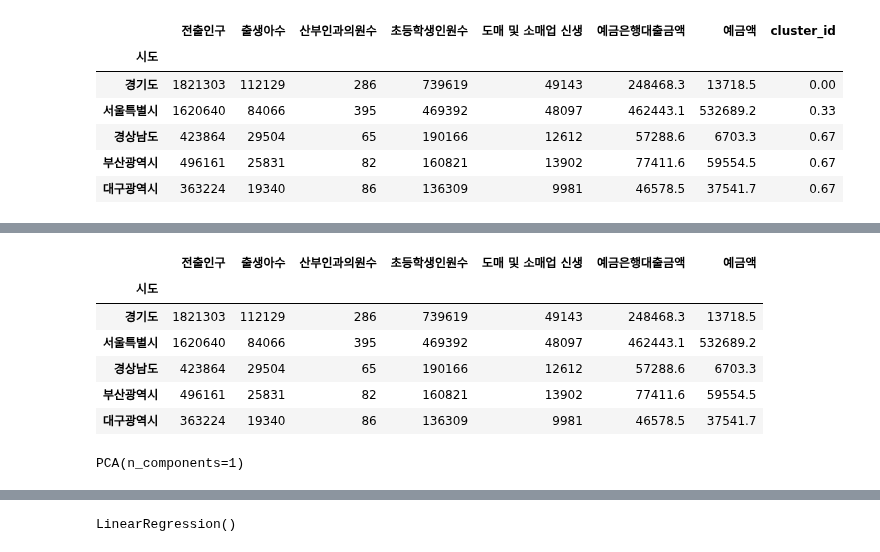
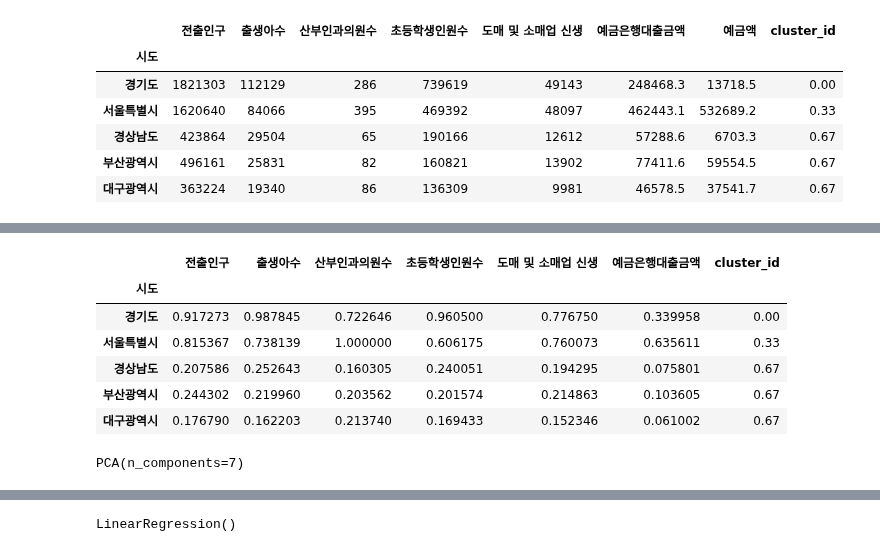
Before and after one commit to vxornjs11/Pytone_Flutter, a Jupyter notebook: Note/sw_데이터분석_04.ipynb, the cells around one changed output, grey strips where cells are left out. Drawn from its saved outputs; the diff is of its cells as text; code cells hidden in the pictures.

```diff
--- a/Note/sw_데이터분석_04.ipynb
+++ b/Note/sw_데이터분석_04.ipynb
@@ -486,3 +462,11 @@ df_km.head()
 | 경상남도 | 423864 | 29504 | 65 | 190166 | 12612 | 57288.6 | 6703.3 | 0.67 |
 | 부산광역시 | 496161 | 25831 | 82 | 160821 | 13902 | 77411.6 | 59554.5 | 0.67 |
 | 대구광역시 | 363224 | 19340 | 86 | 136309 | 9981 | 46578.5 | 37541.7 | 0.67 |
+# %%
+# 최대값과 최소값 가져오기
+min_max_scaler = preprocessing.MinMaxScaler()
+
+col = df_km.columns[:6]
+x = df_km[col].values
+x_scaled = min_max_scaler.fit_transform(x.astype(float))
+x_scaled
@@ -488,0 +491,5 @@ df_km.head()
+# %%
+# 정규화된 데이터프레임 생성
+df_km_norm = pd.DataFrame(x_scaled, columns=col, index=df_km.index)
+# df_2020_norm['시도'] = df['시도']
+df_km_norm.head()
@@ -488,0 +506,3 @@ df_km.head()
+# %%
+df_km_norm['cluster_id'] = df_km['cluster_id']
+df_km_norm.head()
@@ -489,19 +517,20 @@ df_km.head()
 # %%
-df_km.iloc[:,:7].head()
+df_feature = df_km_norm.iloc[:,:7]
+df_feature.head()
 # %% [output]
-|  | 전출인구 | 출생아수 | 산부인과의원수 | 초등학생인원수 | 도매 및 소매업 신생 | 예금은행대출금액 | 예금액 |
+|  | 전출인구 | 출생아수 | 산부인과의원수 | 초등학생인원수 | 도매 및 소매업 신생 | 예금은행대출금액 | cluster_id |
 | 시도 |  |  |  |  |  |  |  |
-| 경기도 | 1821303 | 112129 | 286 | 739619 | 49143 | 248468.3 | 13718.5 |
-| 서울특별시 | 1620640 | 84066 | 395 | 469392 | 48097 | 462443.1 | 532689.2 |
-| 경상남도 | 423864 | 29504 | 65 | 190166 | 12612 | 57288.6 | 6703.3 |
-| 부산광역시 | 496161 | 25831 | 82 | 160821 | 13902 | 77411.6 | 59554.5 |
-| 대구광역시 | 363224 | 19340 | 86 | 136309 | 9981 | 46578.5 | 37541.7 |
+| 경기도 | 0.917273 | 0.987845 | 0.722646 | 0.960500 | 0.776750 | 0.339958 | 0.00 |
+| 서울특별시 | 0.815367 | 0.738139 | 1.000000 | 0.606175 | 0.760073 | 0.635611 | 0.33 |
+| 경상남도 | 0.207586 | 0.252643 | 0.160305 | 0.240051 | 0.194295 | 0.075801 | 0.67 |
+| 부산광역시 | 0.244302 | 0.219960 | 0.203562 | 0.201574 | 0.214863 | 0.103605 | 0.67 |
+| 대구광역시 | 0.176790 | 0.162203 | 0.213740 | 0.169433 | 0.152346 | 0.061002 | 0.67 |
 # %%
 from sklearn.decomposition import PCA
-pca = PCA(n_components=1) # 300개의 데이터중 구별이 확실한 주성분 50개를 선택
-pca.fit(df_km.iloc[:,:7])
+pca = PCA(n_components=7) # 300개의 데이터중 구별이 확실한 주성분 50개를 선택
+pca.fit(df_feature)
 # %% [output]
-PCA(n_components=1)
+PCA(n_components=7)
 # %%
 pca.components_.shape # sample 50개만 들어가있다 # 50개가 뭔지 그래프로 그려보자
 # %% [output]
```
Also changed, not shown: parts of 44 cells of this notebook.
